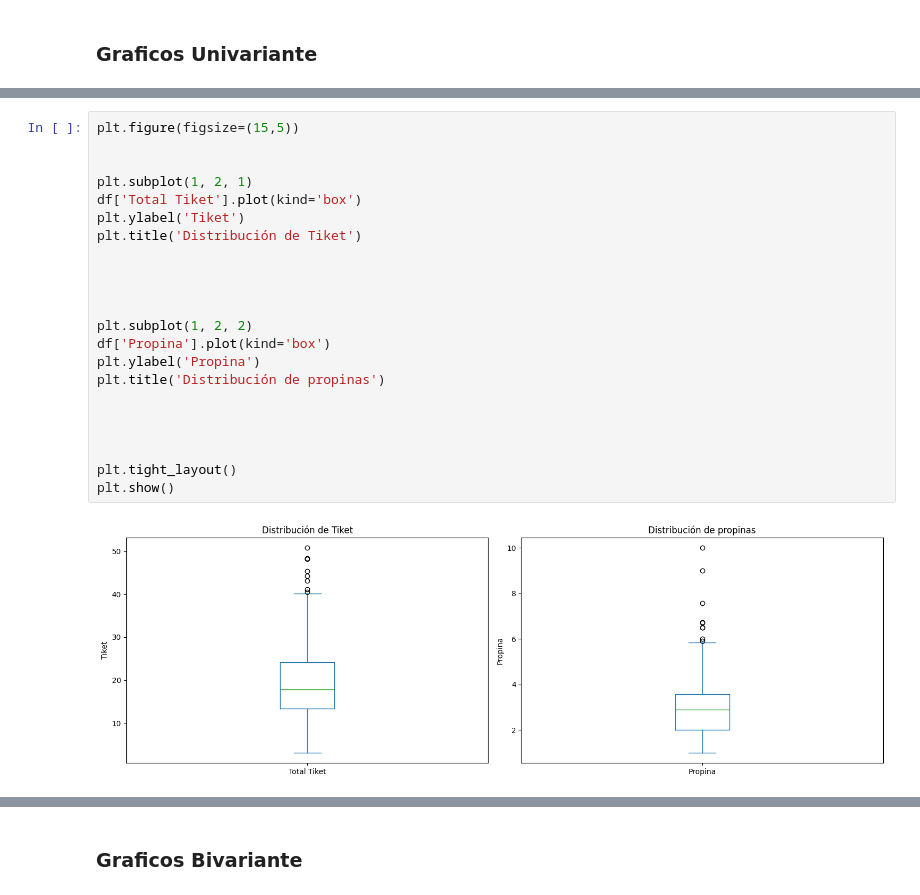
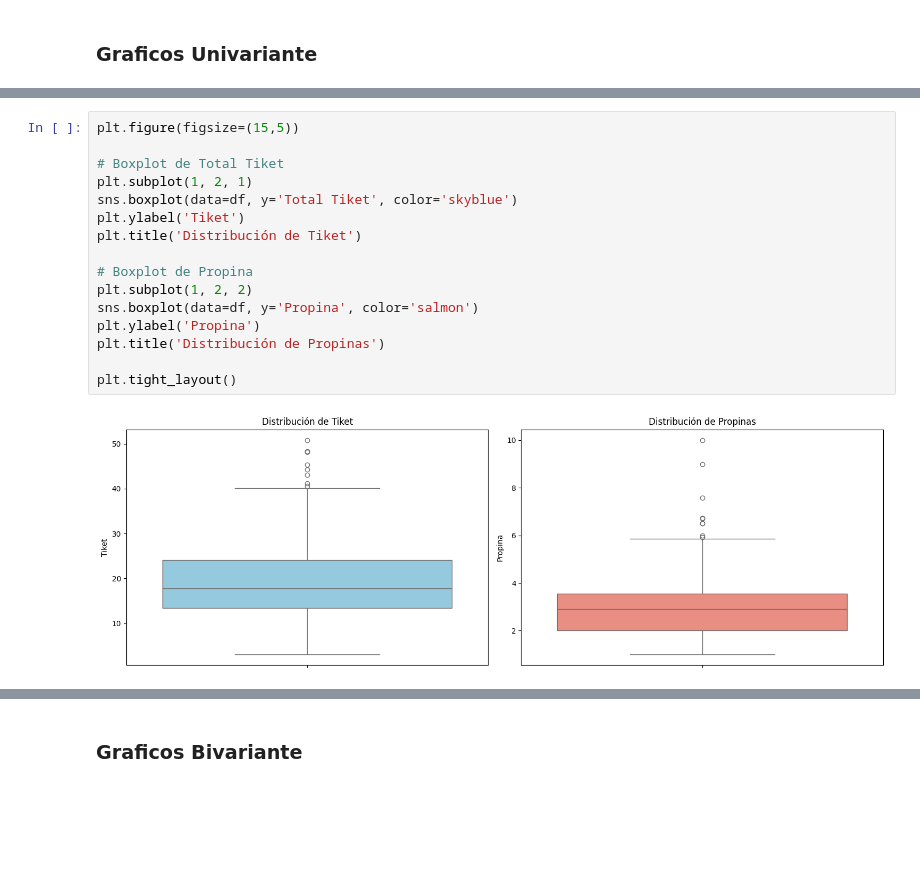
Before and after one commit to MarcoCasSir/LaboratorioDataScience, a Jupyter notebook: act3/tips_marco_casati.ipynb, the cells around one changed output, grey strips where cells are left out. Drawn from its saved outputs; the diff is of its cells as text; blank space fills up the shorter version.

```diff
--- a/act3/tips_marco_casati.ipynb
+++ b/act3/tips_marco_casati.ipynb
@@ -625,24 +676,18 @@ plt.show()
 # %%
 plt.figure(figsize=(15,5))
 
-
+# Boxplot de Total Tiket
 plt.subplot(1, 2, 1)
-df['Total Tiket'].plot(kind='box')
+sns.boxplot(data=df, y='Total Tiket', color='skyblue')
 plt.ylabel('Tiket')
 plt.title('Distribución de Tiket')
 
-
-
-
+# Boxplot de Propina
 plt.subplot(1, 2, 2)
-df['Propina'].plot(kind='box')
+sns.boxplot(data=df, y='Propina', color='salmon')
 plt.ylabel('Propina')
-plt.title('Distribución de propinas')
-
-
-
+plt.title('Distribución de Propinas')
 
 plt.tight_layout()
-plt.show()
 # %% [output]
-[figure, old version]
+[figure, new version]
```
Also changed, not shown: parts of 18 cells of this notebook.
